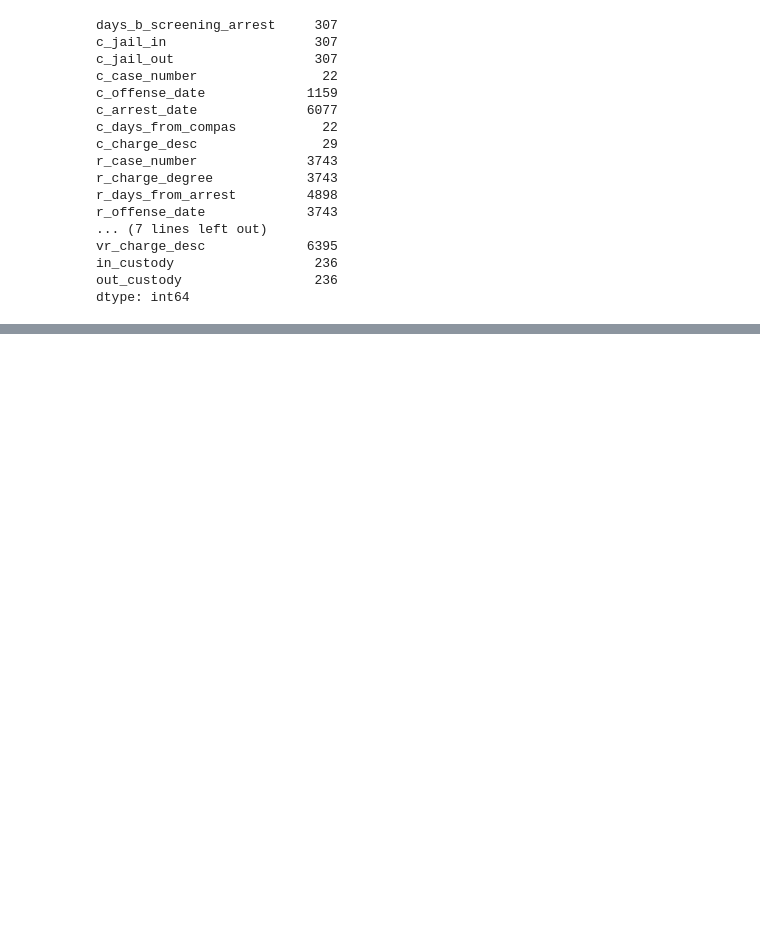
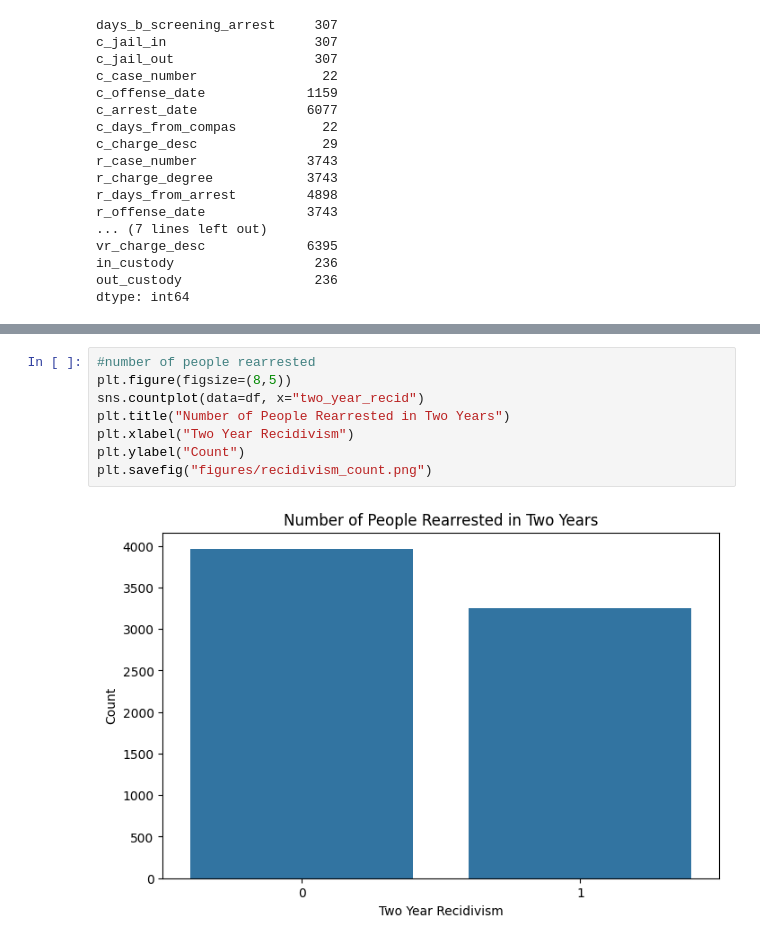
Before and after one commit to estellelm38/Fairness_COMPAS, a Jupyter notebook: dataset_exploration.ipynb, the cells around one changed output, grey strips where cells are left out. Cells and saved outputs as stored; diff of their text form; blank space fills up the shorter version.

```diff
--- a/dataset_exploration.ipynb
+++ b/dataset_exploration.ipynb
@@ -163,3 +233,13 @@ plt.ylabel("Count")
 plt.show()
 # %% [output]
 [figure]
+# %%
+#number of people rearrested
+plt.figure(figsize=(8,5))
+sns.countplot(data=df, x="two_year_recid")
+plt.title("Number of People Rearrested in Two Years")
+plt.xlabel("Two Year Recidivism")
+plt.ylabel("Count")
+plt.savefig("figures/recidivism_count.png")
+# %% [output]
+[figure, added]
```
Also changed, not shown: parts of 21 cells of this notebook.
